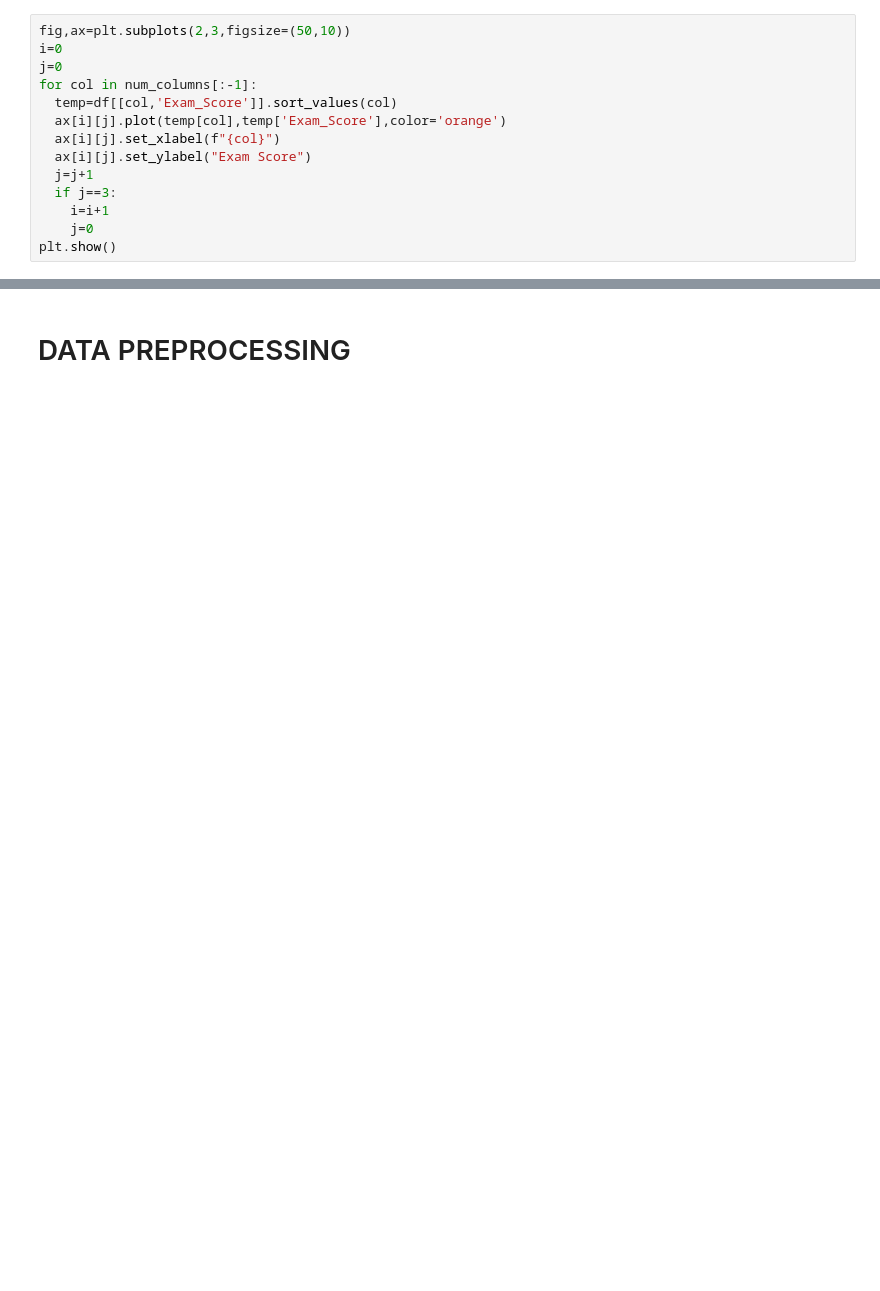
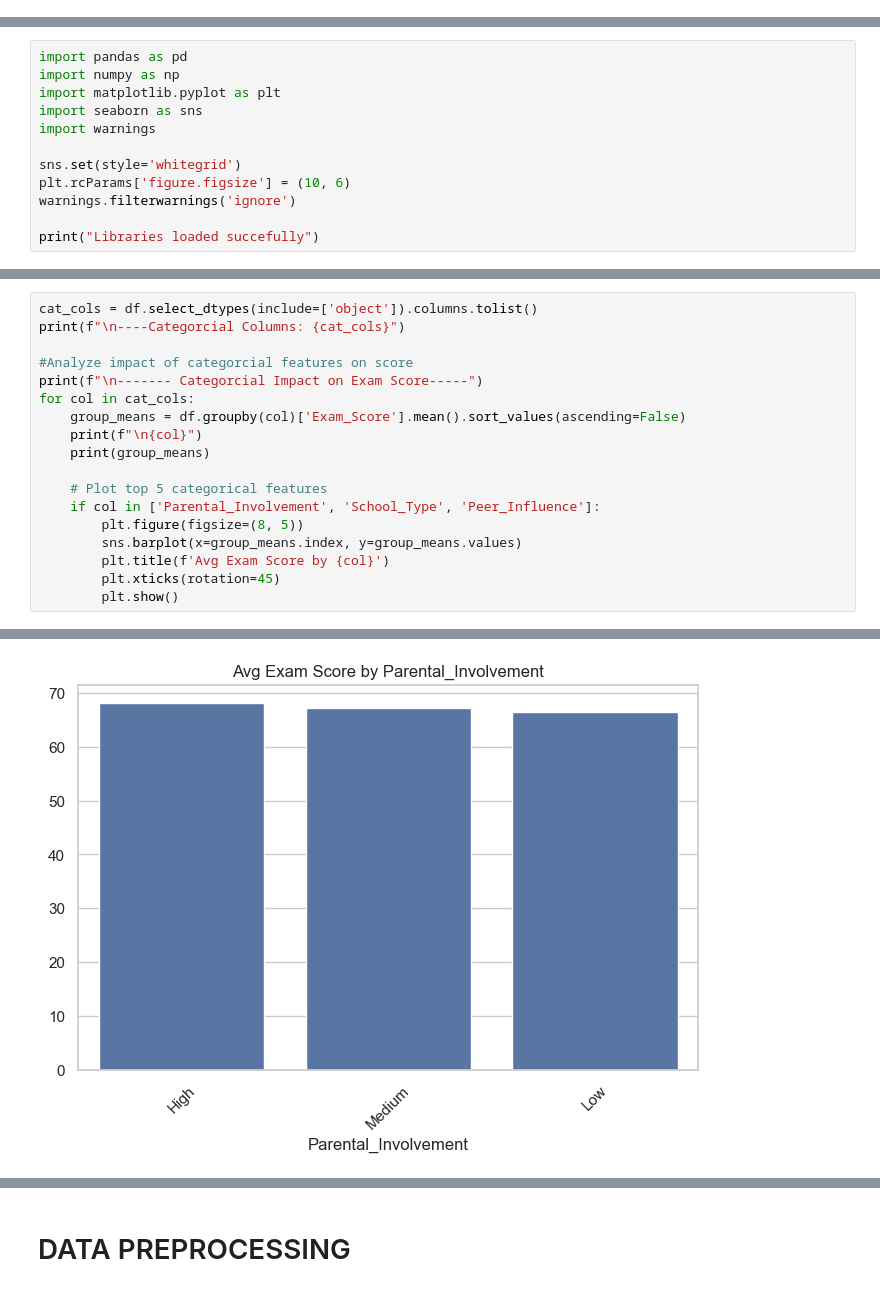
Before and after one commit to HardikShreays/Agentic-Ai-coach, a Jupyter notebook: main.ipynb, the cells around one changed output, grey strips where cells are left out. Drawn from its saved outputs; the diff is of its cells as text; blank space fills up the shorter version.

```diff
--- a/main.ipynb
+++ b/main.ipynb
@@ -201,14 +0,0 @@ Line plot
-# %%
-fig,ax=plt.subplots(2,3,figsize=(50,10))
-i=0
-j=0
-for col in num_columns[:-1]:
-  temp=df[[col,'Exam_Score']].sort_values(col)
-  ax[i][j].plot(temp[col],temp['Exam_Score'],color='orange')
-  ax[i][j].set_xlabel(f"{col}")
-  ax[i][j].set_ylabel("Exam Score")
-  j=j+1
-  if j==3:
-    i=i+1
-    j=0
-plt.show()
@@ -236,0 +3,12 @@ sns.heatmap(df[num_columns].corr(),annot=True)
+# %%
+import pandas as pd
+import numpy as np
+import matplotlib.pyplot as plt
+import seaborn as sns
+import warnings
+
+sns.set(style='whitegrid')
+plt.rcParams['figure.figsize'] = (10, 6)
+warnings.filterwarnings('ignore')
+
+print("Libraries loaded succefully")
@@ -236,0 +172,19 @@ sns.heatmap(df[num_columns].corr(),annot=True)
+# %%
+cat_cols = df.select_dtypes(include=['object']).columns.tolist()
+print(f"\n----Categorcial Columns: {cat_cols}")
+
+#Analyze impact of categorcial features on score
+print(f"\n------- Categorcial Impact on Exam Score-----")
+for col in cat_cols:
+    group_means = df.groupby(col)['Exam_Score'].mean().sort_values(ascending=False)
+    print(f"\n{col}")
+    print(group_means)
+
+    # Plot top 5 categorical features
+    if col in ['Parental_Involvement', 'School_Type', 'Peer_Influence']:
+        plt.figure(figsize=(8, 5))
+        sns.barplot(x=group_means.index, y=group_means.values)
+        plt.title(f'Avg Exam Score by {col}')
+        plt.xticks(rotation=45)
+        plt.show()
+# %% [output]
@@ -236,0 +201 @@ sns.heatmap(df[num_columns].corr(),annot=True)
+[figure, added]
```
Also changed, not shown: parts of 77 cells of this notebook, 9 other files.
